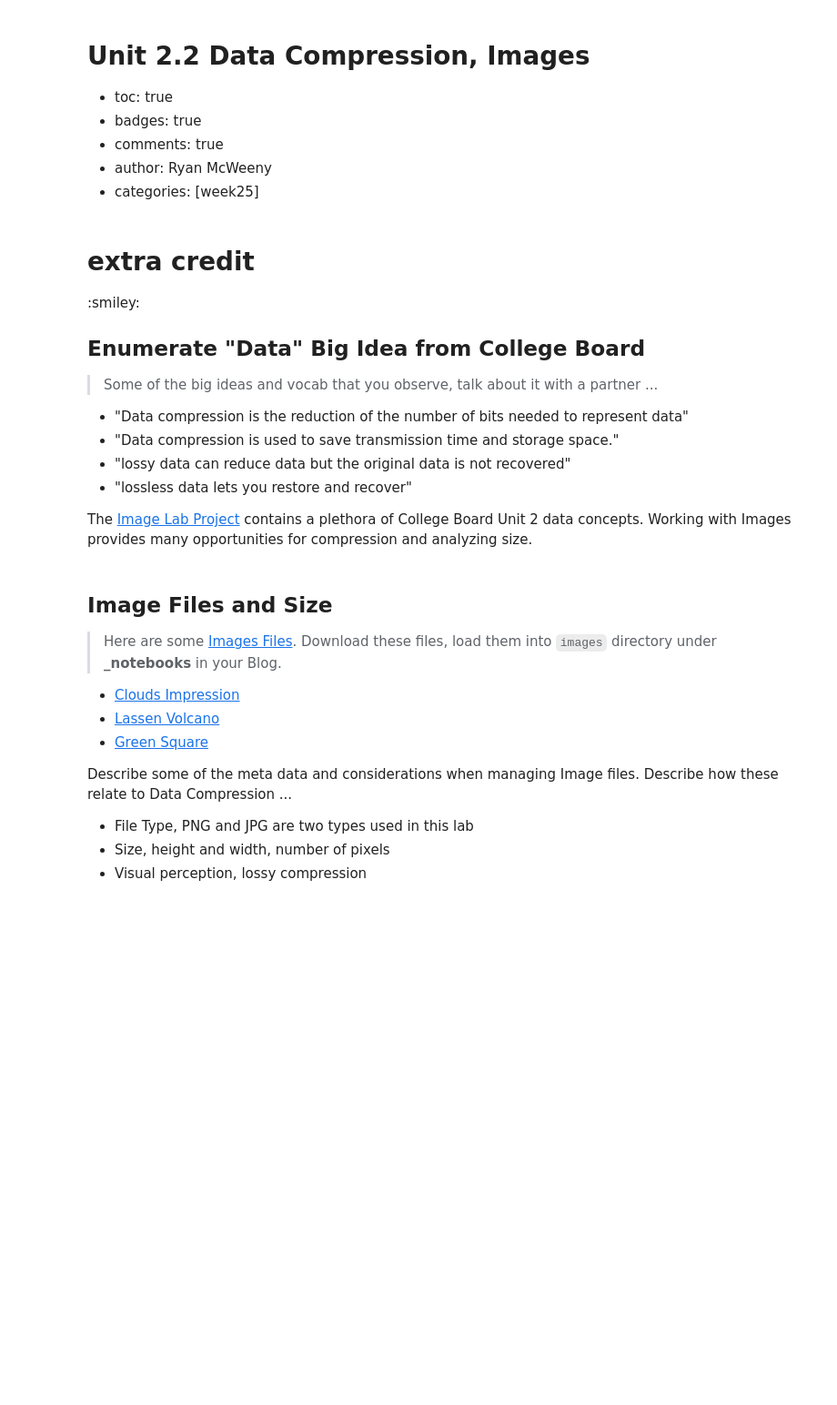
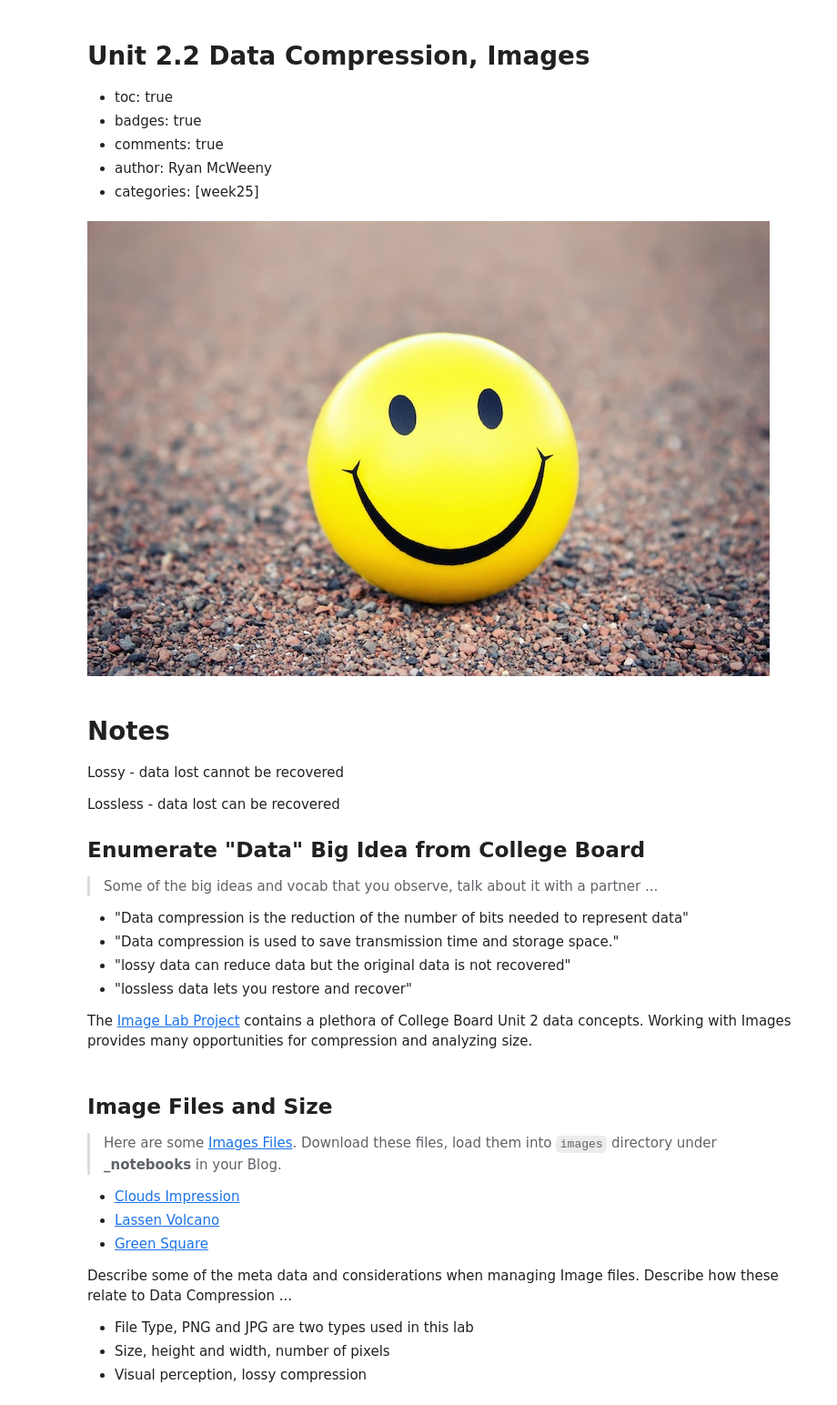
Before and after one commit to Ryanrob327/csp, a Jupyter notebook: _notebooks/2023-03-07-AP-unit2-2.ipynb, the cells around one changed output. Shown at 91% size. Cells and saved outputs as stored; diff of their text form; code cells hidden in the pictures; blank space fills up the shorter version.

```diff
--- a/_notebooks/2023-03-07-AP-unit2-2.ipynb
+++ b/_notebooks/2023-03-07-AP-unit2-2.ipynb
@@ -5,10 +5,17 @@
 - comments: true
 - author: Ryan McWeeny
 - categories: [week25]
+# %%
+from IPython.display import Image
+Image(filename='images/smiley.jpg')
+# %% [output]
+[figure, added]
 # %% [markdown]
-# extra credit
+# Notes
 
-:smiley:
+Lossy - data lost cannot be recovered
+
+Lossless - data lost can be recovered
 
 ## Enumerate "Data" Big Idea from College Board
 > Some of the big ideas and vocab that you observe, talk about it with a partner ...
```
Also changed, not shown: parts of 7 cells of this notebook, 4 other files.
